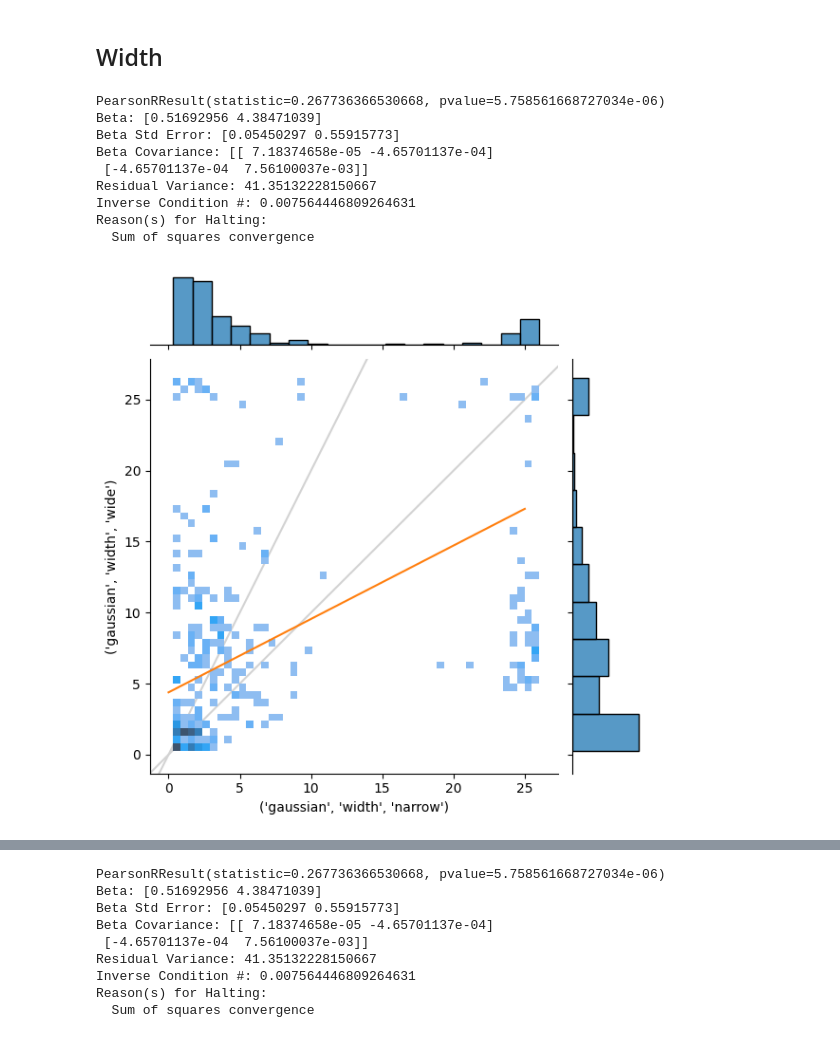
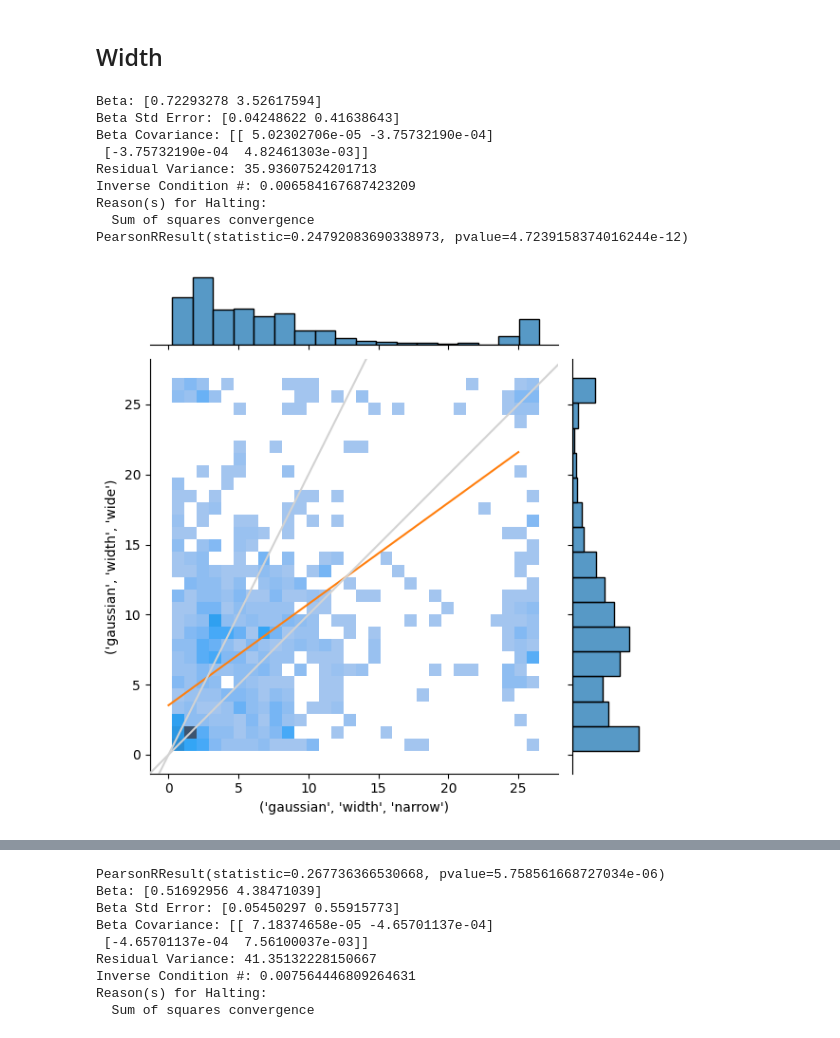
Before and after one commit to Gilles86/neural_priors, a Jupyter notebook: notebooks/pars_across_conditions.ipynb, the cells around one changed output, grey strips where cells are left out. Drawn from its saved outputs; the diff is of its cells as text; code cells hidden in the pictures.

Commit message:
updated pars_across_conditions

```diff
--- a/notebooks/pars_across_conditions.ipynb
+++ b/notebooks/pars_across_conditions.ipynb
@@ -204,13 +225,18 @@ mask_11 = (dfs[('gaussian', 'mode', 'narrow')] >= 11) & (dfs[('gaussian', 'mode'
 279
 # %%
 #sns.jointplot(data=dfs[mask_bg & mask_10], x=('gaussian', 'mode', 'narrow'), y=('gaussian', 'mode', 'wide'), kind='hist', bins=25) #, cmap='viridis')
-res = odr_1dregression( data=dfs[mask_bg & mask_10], x=('gaussian', 'mode', 'narrow'), y=('gaussian', 'mode', 'wide' ) ); res.pprint()
-for kwargs in [dict(kind='hist', bins=30), dict(kind='hex', gridsize=30, cmap='viridis'), dict(kind='kde'), ]:
-    sns.jointplot(data=dfs[mask_bg & mask_10], x=('gaussian', 'mode', 'narrow'), y=('gaussian', 'mode', 'wide'), **kwargs) #, cmap='viridis')
+#mask = mask_bg & mask_10
+#mask = mask_bg
+mask = mask_eg & mask_10
+#mask = mask_eg
+res = odr_1dregression( data=dfs[mask], x=('gaussian', 'mode', 'narrow'), y=('gaussian', 'mode', 'wide' ) ); res.pprint()
+for kwargs in [dict(kind='hist', bins=30), dict(kind='hex', gridsize=30, cmap='viridis'), dict(kind='kde'), dict(kind='reg', scatter_kws={'s':2})]:
+    sns.jointplot(data=dfs[mask], x=('gaussian', 'mode', 'narrow'), y=('gaussian', 'mode', 'wide'), **kwargs) #, cmap='viridis')
     plt.axline((10, 10), slope=1, color='lightgrey', zorder=1000, lw=1)
     plt.axline((10, 10), slope=2, color='lightgrey', zorder=1000, lw=1)
     #xlm = plt.xlim(); ylm = plt.ylim()
     #plt.plot( np.linspace(0,25), odr_pred(res, np.linspace(0,25)), c='C1')
     #plt.xlim(*xlm); plt.ylim(*ylm);
-print( stats.pearsonr(dfs[mask_bg & mask_10][('gaussian', 'mode', 'narrow')], dfs[mask_bg & mask_10][('gaussian', 'mode', 'wide')]) )
+    plt.xlabel('Mode - Narrow'); plt.ylabel('Mode - Wide');
+print( stats.pearsonr(dfs[mask][('gaussian', 'mode', 'narrow')], dfs[mask][('gaussian', 'mode', 'wide')]) )
 # %% [output]
@@ -238,23 +265,24 @@ PearsonRResult(statistic=0.34432023120548494, pvalue=1.6534992145934862e-54)
 # %% [markdown]
 ## Width
 # %%
-mask = mask_bg & mask_10
-sns.jointplot(data=dfs[mask], x=('gaussian', 'width', 'narrow'), y=('gaussian', 'width', 'wide'), kind='hist', bins=50 )
-plt.axline((0, 0), slope=1, color='lightgrey', zorder=-1000)
-plt.axline((0, 0), slope=2, color='lightgrey', zorder=-1000)
+mask = mask_bg #& mask_10
+res = odr_1dregression( data=dfs[mask], x=('gaussian', 'width', 'narrow'), y=('gaussian', 'width', 'wide' ) ); res.pprint()
+for kwargs in [dict(kind='hist', bins=30), dict(kind='hex', gridsize=30, cmap='viridis'), dict(kind='kde'), dict(kind='reg', scatter_kws={'s':2})]:
+    sns.jointplot(data=dfs[mask], x=('gaussian', 'width', 'narrow'), y=('gaussian', 'width', 'wide'), **kwargs )
+    plt.axline((0, 0), slope=1, color='lightgrey', zorder=1000)
+    plt.axline((0, 0), slope=2, color='lightgrey', zorder=1000)
+    xlm = plt.xlim(); ylm = plt.ylim()
+    plt.plot( np.linspace(0,25), odr_pred(res, np.linspace(0,25)), c='C1')
+    plt.xlim(*xlm); plt.ylim(*ylm);
 print( stats.pearsonr(dfs[mask][('gaussian', 'width', 'narrow')], dfs[mask][('gaussian', 'width', 'wide')]) )
-res = odr_1dregression( data=dfs[mask], x=('gaussian', 'width', 'narrow'), y=('gaussian', 'width', 'wide' ) ); res.pprint()
-xlm = plt.xlim(); ylm = plt.ylim()
-plt.plot( np.linspace(0,25), odr_pred(res, np.linspace(0,25)), c='C1')
-plt.xlim(*xlm); plt.ylim(*ylm);
 # %% [output]
-PearsonRResult(statistic=0.267736366530668, pvalue=5.758561668727034e-06)
-Beta: [0.51692956 4.38471039]
-Beta Std Error: [0.05450297 0.55915773]
-Beta Covariance: [[ 7.18374658e-05 -4.65701137e-04]
- [-4.65701137e-04  7.56100037e-03]]
-Residual Variance: 41.35132228150667
-Inverse Condition #: 0.007564446809264631
+Beta: [0.72293278 3.52617594]
+Beta Std Error: [0.04248622 0.41638643]
+Beta Covariance: [[ 5.02302706e-05 -3.75732190e-04]
+ [-3.75732190e-04  4.82461303e-03]]
+Residual Variance: 35.93607524201713
+Inverse Condition #: 0.006584167687423209
 Reason(s) for Halting:
   Sum of squares convergence
+PearsonRResult(statistic=0.24792083690338973, pvalue=4.7239158374016244e-12)
-[figure, old version]
+[figure, new version]
```
Also changed, not shown: parts of 11 cells of this notebook.
